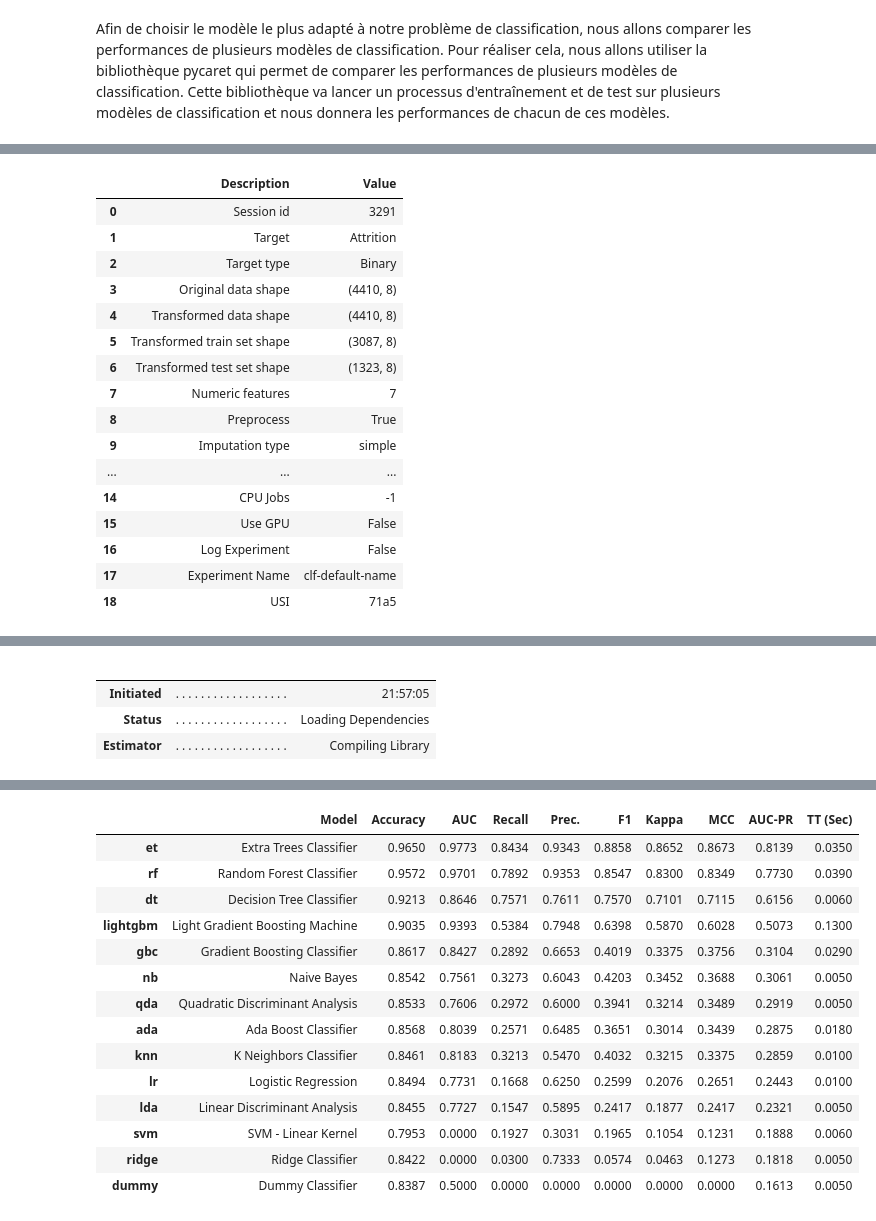
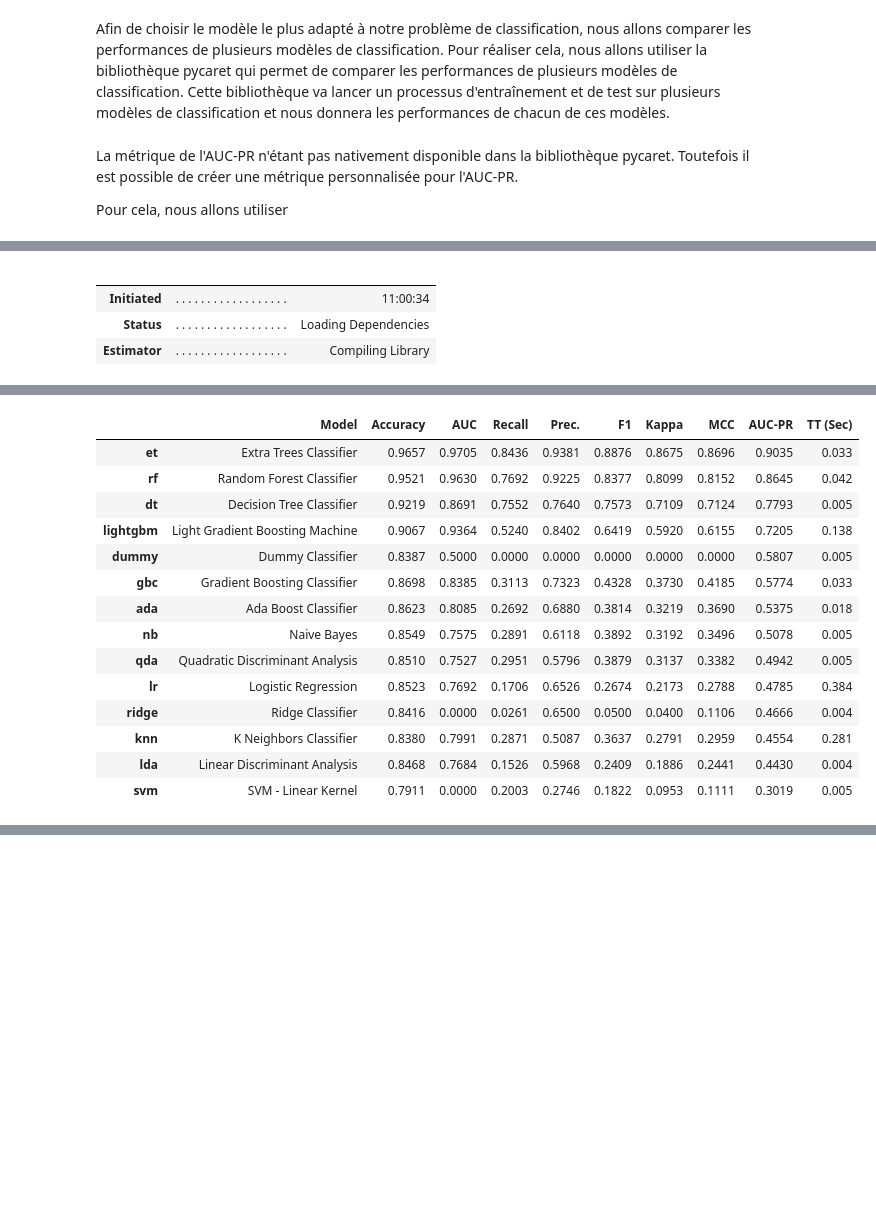
Before and after one commit to Victorien-Goudeau/HumanForYou, a Jupyter notebook: HumanForYou/HumanForYouProject.ipynb, the cells around one changed output, grey strips where cells are left out. Cells and saved outputs as stored; diff of their text form; code cells hidden in the pictures; blank space fills up the shorter version.

```diff
--- a/HumanForYou/HumanForYouProject.ipynb
+++ b/HumanForYou/HumanForYouProject.ipynb
@@ -269,11 +270,20 @@ Les autres métriques sont évidemment utiles pour évaluer la performance des m
 # Choix du modèle
 # %% [markdown]
 Afin de choisir le modèle le plus adapté à notre problème de classification, nous allons comparer les performances de plusieurs modèles de classification. Pour réaliser cela, nous allons utiliser la bibliothèque pycaret qui permet de comparer les performances de plusieurs modèles de classification. Cette bibliothèque va lancer un processus d'entraînement et de test sur plusieurs modèles de classification et nous donnera les performances de chacun de ces modèles.
+# %% [markdown]
+La métrique de l'AUC-PR n'étant pas nativement disponible dans la bibliothèque pycaret. Toutefois il est possible de créer une métrique personnalisée pour l'AUC-PR.
+
+Pour cela, nous allons utiliser
 # %%
-def auc_pr_score(y_true, y_pred):
-    return average_precision_score(y_true, y_pred)
+def auc_pr_score(y_true, y_scores):
+    precision, recall, _ = precision_recall_curve(y_true, y_scores)
+    return auc(recall, precision)
 # %%
 clf = setup(data=dataset, target='Attrition')
 add_metric('AUC-PR', 'AUC-PR', auc_pr_score, greater_is_better=True)
-best_model = compare_models(sort='AUC-PR')
+best__models = compare_models(sort='AUC-PR')
+
+results = pull()
+
+results
 # %% [output]
@@ -280,17 +291,5 @@ best_model = compare_models(sort='AUC-PR')
-|  | Description | Value |
-| 0 | Session id | 3291 |
-| 1 | Target | Attrition |
-| 2 | Target type | Binary |
-| 3 | Original data shape | (4410, 8) |
-| 4 | Transformed data shape | (4410, 8) |
-| 5 | Transformed train set shape | (3087, 8) |
-| 6 | Transformed test set shape | (1323, 8) |
-| 7 | Numeric features | 7 |
-| 8 | Preprocess | True |
-| 9 | Imputation type | simple |
-| ... | ... | ... |
-| 14 | CPU Jobs | -1 |
-| 15 | Use GPU | False |
-| 16 | Log Experiment | False |
-| 17 | Experiment Name | clf-default-name |
-| 18 | USI | 71a5 |
+|  |  |  |
+|  |  |  |
+| Initiated | . . . . . . . . . . . . . . . . . . | 11:00:34 |
+| Status | . . . . . . . . . . . . . . . . . . | Loading Dependencies |
+| Estimator | . . . . . . . . . . . . . . . . . . | Compiling Library |
@@ -297,5 +297,15 @@ best_model = compare_models(sort='AUC-PR')
-|  |  |  |
-|  |  |  |
-| Initiated | . . . . . . . . . . . . . . . . . . | 21:57:05 |
-| Status | . . . . . . . . . . . . . . . . . . | Loading Dependencies |
-| Estimator | . . . . . . . . . . . . . . . . . . | Compiling Library |
+|  | Model | Accuracy | AUC | Recall | Prec. | F1 | Kappa | MCC | AUC-PR | TT (Sec) |
+| et | Extra Trees Classifier | 0.9657 | 0.9705 | 0.8436 | 0.9381 | 0.8876 | 0.8675 | 0.8696 | 0.9035 | 0.033 |
+| rf | Random Forest Classifier | 0.9521 | 0.9630 | 0.7692 | 0.9225 | 0.8377 | 0.8099 | 0.8152 | 0.8645 | 0.042 |
+| dt | Decision Tree Classifier | 0.9219 | 0.8691 | 0.7552 | 0.7640 | 0.7573 | 0.7109 | 0.7124 | 0.7793 | 0.005 |
+| lightgbm | Light Gradient Boosting Machine | 0.9067 | 0.9364 | 0.5240 | 0.8402 | 0.6419 | 0.5920 | 0.6155 | 0.7205 | 0.138 |
+| dummy | Dummy Classifier | 0.8387 | 0.5000 | 0.0000 | 0.0000 | 0.0000 | 0.0000 | 0.0000 | 0.5807 | 0.005 |
+| gbc | Gradient Boosting Classifier | 0.8698 | 0.8385 | 0.3113 | 0.7323 | 0.4328 | 0.3730 | 0.4185 | 0.5774 | 0.033 |
+| ada | Ada Boost Classifier | 0.8623 | 0.8085 | 0.2692 | 0.6880 | 0.3814 | 0.3219 | 0.3690 | 0.5375 | 0.018 |
+| nb | Naive Bayes | 0.8549 | 0.7575 | 0.2891 | 0.6118 | 0.3892 | 0.3192 | 0.3496 | 0.5078 | 0.005 |
+| qda | Quadratic Discriminant Analysis | 0.8510 | 0.7527 | 0.2951 | 0.5796 | 0.3879 | 0.3137 | 0.3382 | 0.4942 | 0.005 |
+| lr | Logistic Regression | 0.8523 | 0.7692 | 0.1706 | 0.6526 | 0.2674 | 0.2173 | 0.2788 | 0.4785 | 0.384 |
+| ridge | Ridge Classifier | 0.8416 | 0.0000 | 0.0261 | 0.6500 | 0.0500 | 0.0400 | 0.1106 | 0.4666 | 0.004 |
+| knn | K Neighbors Classifier | 0.8380 | 0.7991 | 0.2871 | 0.5087 | 0.3637 | 0.2791 | 0.2959 | 0.4554 | 0.281 |
+| lda | Linear Discriminant Analysis | 0.8468 | 0.7684 | 0.1526 | 0.5968 | 0.2409 | 0.1886 | 0.2441 | 0.4430 | 0.004 |
+| svm | SVM - Linear Kernel | 0.7911 | 0.0000 | 0.2003 | 0.2746 | 0.1822 | 0.0953 | 0.1111 | 0.3019 | 0.005 |
@@ -303,15 +311,0 @@ best_model = compare_models(sort='AUC-PR')
-|  | Model | Accuracy | AUC | Recall | Prec. | F1 | Kappa | MCC | AUC-PR | TT (Sec) |
-| et | Extra Trees Classifier | 0.9650 | 0.9773 | 0.8434 | 0.9343 | 0.8858 | 0.8652 | 0.8673 | 0.8139 | 0.0350 |
-| rf | Random Forest Classifier | 0.9572 | 0.9701 | 0.7892 | 0.9353 | 0.8547 | 0.8300 | 0.8349 | 0.7730 | 0.0390 |
-| dt | Decision Tree Classifier | 0.9213 | 0.8646 | 0.7571 | 0.7611 | 0.7570 | 0.7101 | 0.7115 | 0.6156 | 0.0060 |
-| lightgbm | Light Gradient Boosting Machine | 0.9035 | 0.9393 | 0.5384 | 0.7948 | 0.6398 | 0.5870 | 0.6028 | 0.5073 | 0.1300 |
-| gbc | Gradient Boosting Classifier | 0.8617 | 0.8427 | 0.2892 | 0.6653 | 0.4019 | 0.3375 | 0.3756 | 0.3104 | 0.0290 |
-| nb | Naive Bayes | 0.8542 | 0.7561 | 0.3273 | 0.6043 | 0.4203 | 0.3452 | 0.3688 | 0.3061 | 0.0050 |
-| qda | Quadratic Discriminant Analysis | 0.8533 | 0.7606 | 0.2972 | 0.6000 | 0.3941 | 0.3214 | 0.3489 | 0.2919 | 0.0050 |
-| ada | Ada Boost Classifier | 0.8568 | 0.8039 | 0.2571 | 0.6485 | 0.3651 | 0.3014 | 0.3439 | 0.2875 | 0.0180 |
-| knn | K Neighbors Classifier | 0.8461 | 0.8183 | 0.3213 | 0.5470 | 0.4032 | 0.3215 | 0.3375 | 0.2859 | 0.0100 |
-| lr | Logistic Regression | 0.8494 | 0.7731 | 0.1668 | 0.6250 | 0.2599 | 0.2076 | 0.2651 | 0.2443 | 0.0100 |
-| lda | Linear Discriminant Analysis | 0.8455 | 0.7727 | 0.1547 | 0.5895 | 0.2417 | 0.1877 | 0.2417 | 0.2321 | 0.0050 |
-| svm | SVM - Linear Kernel | 0.7953 | 0.0000 | 0.1927 | 0.3031 | 0.1965 | 0.1054 | 0.1231 | 0.1888 | 0.0060 |
-| ridge | Ridge Classifier | 0.8422 | 0.0000 | 0.0300 | 0.7333 | 0.0574 | 0.0463 | 0.1273 | 0.1818 | 0.0050 |
-| dummy | Dummy Classifier | 0.8387 | 0.5000 | 0.0000 | 0.0000 | 0.0000 | 0.0000 | 0.0000 | 0.1613 | 0.0050 |
```
Also changed, not shown: parts of 10 cells of this notebook.
